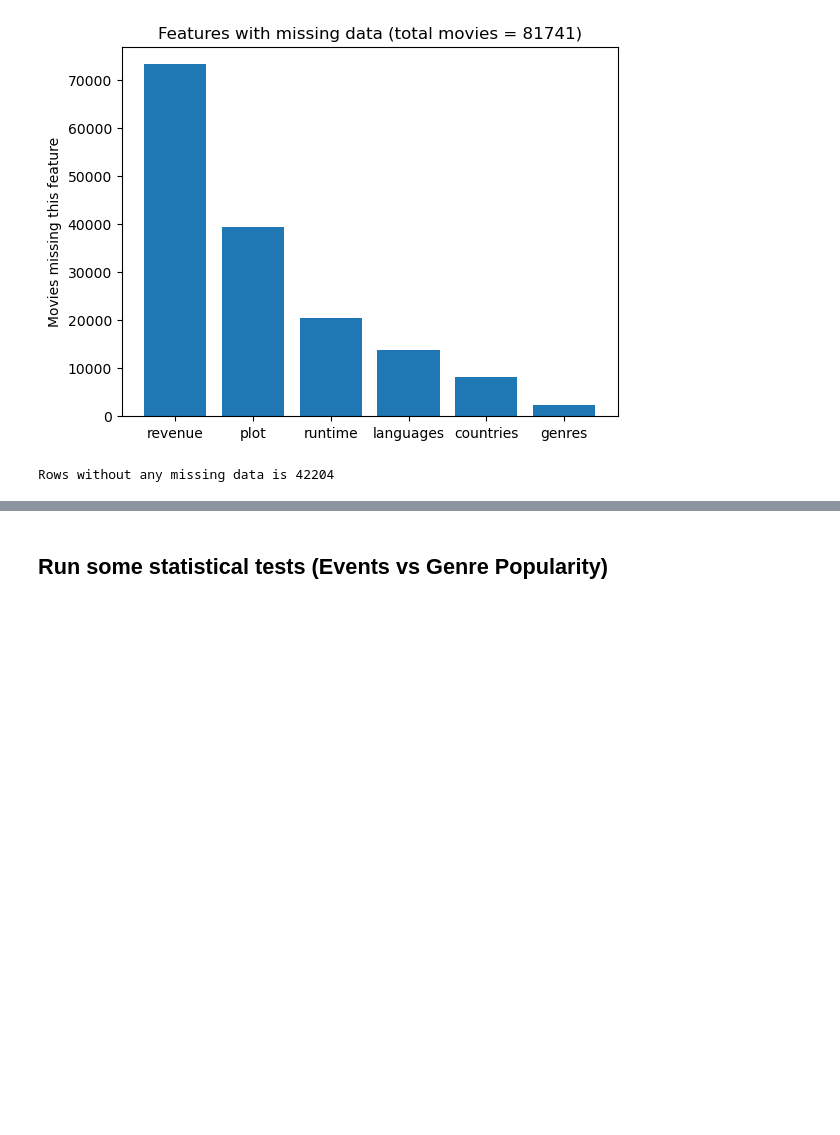
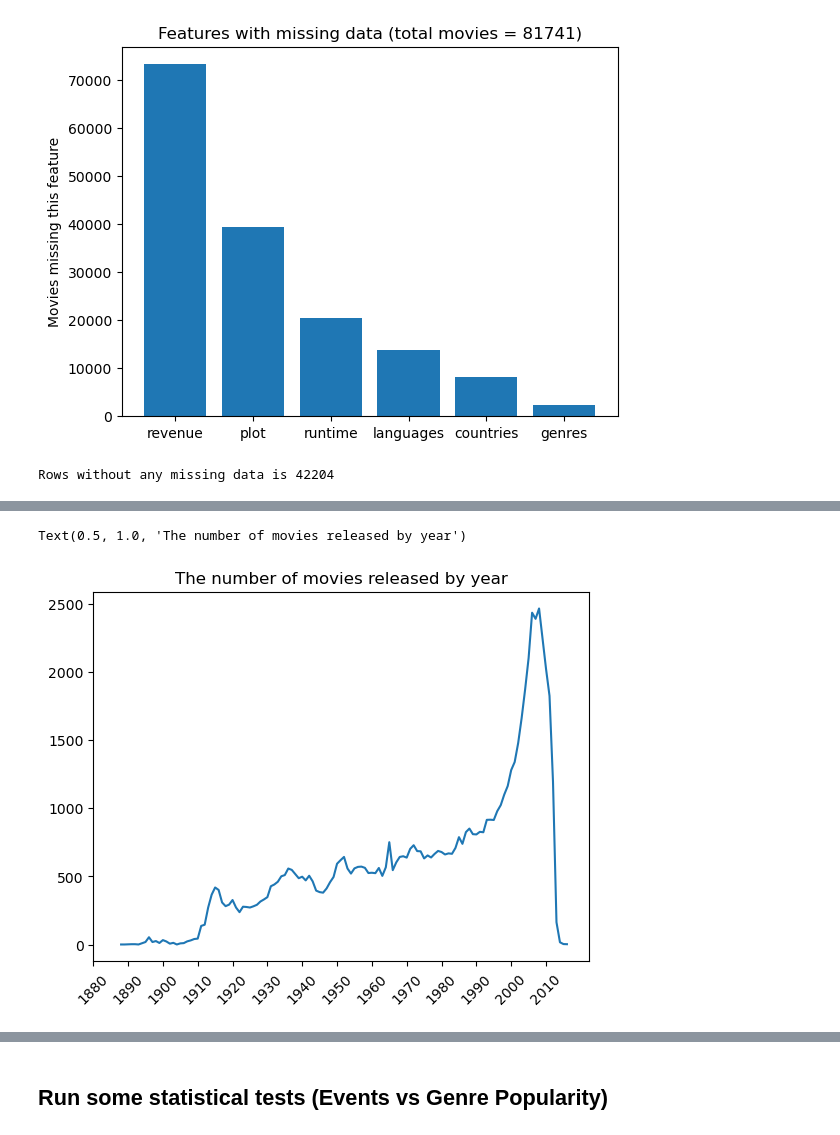
Before and after one commit to epfl-ada/ada-2022-project-adawizardry, a Jupyter notebook: main.ipynb, the cells around one changed output, grey strips where cells are left out. Drawn from its saved outputs; the diff is of its cells as text; code cells hidden in the pictures; blank space fills up the shorter version.

```diff
--- a/main.ipynb
+++ b/main.ipynb
@@ -133,6 +127,11 @@ def analyze_missing_values(df : pd.DataFrame):
     print("Rows without any missing data is", non_missing)
 
 analyze_missing_values(movie_df)
+
+## Since we are interested in how movies change over time, we are removing all the values without release_date
+movie_df['release_date']
+movie_df = movie_df[movie_df['release_date'] != 'nan']
+movie_df = movie_df[movie_df['release_date'] != '1010']
 # %% [output]
 [figure]
 Rows without any missing data is 42204
@@ -178,0 +142,15 @@ KeyError: 'wiki_id'
+# %%
+
+# Function that maps a list of items in a series
+def to_1D(series):
+    return pd.Series([x for _list in series for x in _list])
+
+number_by_year = movie_df.groupby('release_date')['name'].count()
+years = list(range(1888, 2017, 1))
+fig, ax = plt.subplots()
+ax.plot(years, number_by_year.values )
+plt.xticks(np.arange(1880, 2015, 10), rotation = 45)
+plt.title("The number of movies released by year")
+# %% [output]
+Text(0.5, 1.0, 'The number of movies released by year')
+[figure, added]
```
Also changed, not shown: parts of 27 cells of this notebook, 1 other file.
